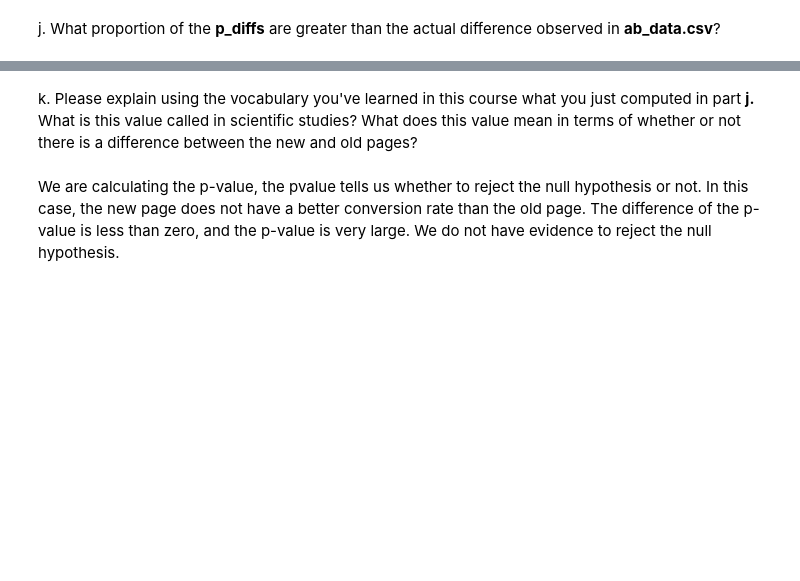
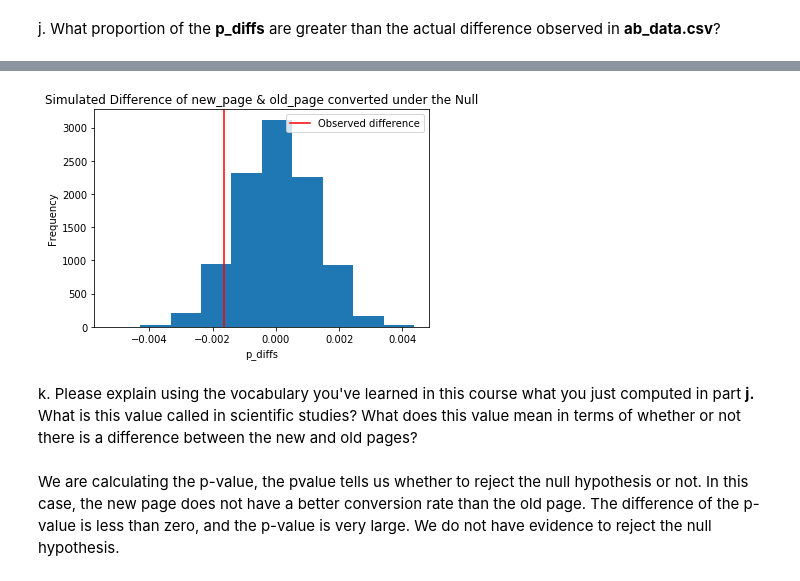
Before and after one commit to chloemcauley/ABTestingWebsite, a Jupyter notebook: Analyze_ab_test_results_notebook.ipynb, the cells around one changed output, grey strips where cells are left out. Cells and saved outputs as stored; diff of their text form; code cells hidden in the pictures; blank space fills up the shorter version.

```diff
--- a/Analyze_ab_test_results_notebook.ipynb
+++ b/Analyze_ab_test_results_notebook.ipynb
@@ -335,3 +302,14 @@ p_diff from ab_data.csv :  -0.00163679459926
+# %%
+# plot line for observed statistic
+plt.hist(p_diffs)
+plt.axvline(x=obs_diff, color='r', label="Observed difference")
+plt.xlabel('p_diffs')
+plt.ylabel('Frequency')
+plt.title('Simulated Page Difference Under the Null');
+plt.legend()
+plt.show()
+# %% [output]
+[figure, added]
 # %% [markdown]
 k. Please explain using the vocabulary you've learned in this course what you just computed in part **j.**  What is this value called in scientific studies?  What does this value mean in terms of whether or not there is a difference between the new and old pages?
 # %% [markdown]
```
Also changed, not shown: parts of 32 cells of this notebook, 1 other file.
